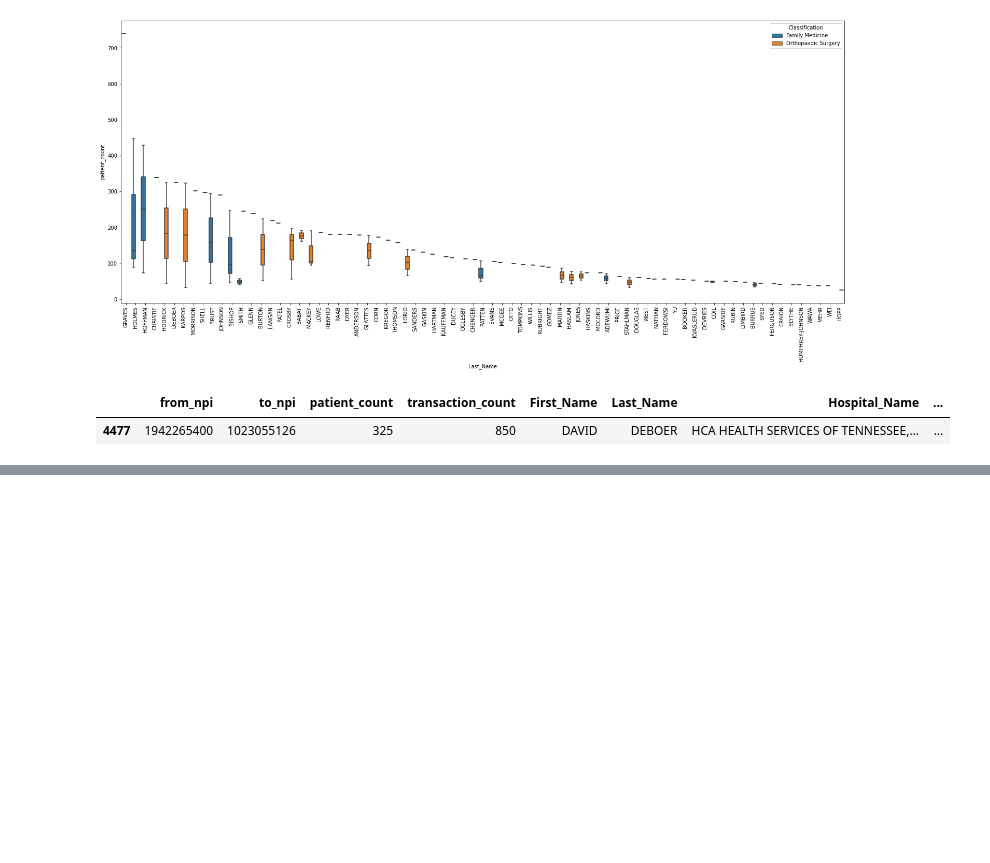
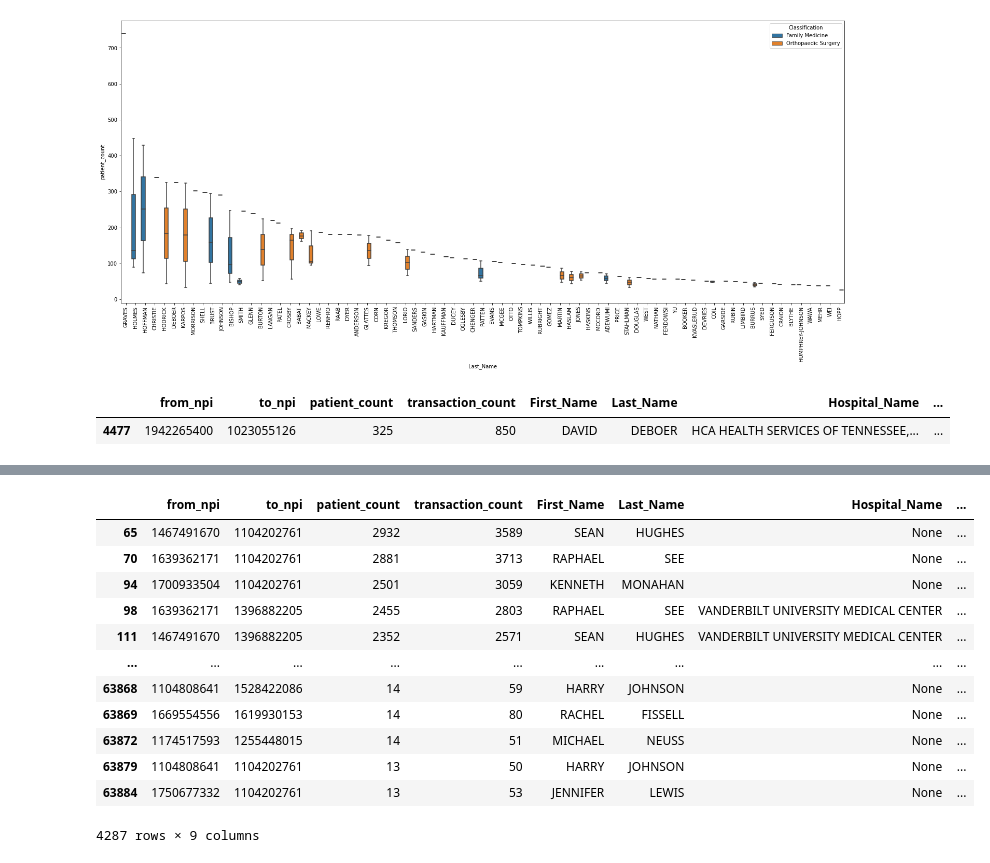
Before and after one commit to nss-data-science-cohort-6/hop_team-double-eagle-ii, a Jupyter notebook: Analysis -- v1.ipynb, the cells around one changed output, grey strips where cells are left out. Saved outputs shown, nothing was run; the diff lists cells and outputs as text; code cells hidden in the pictures; blank space fills up the shorter version.

```diff
--- a/Analysis -- v1.ipynb
+++ b/Analysis -- v1.ipynb
@@ -348,0 +412,18 @@ Nash_NPI_Minus_Vandy[Nash_NPI_Minus_Vandy['Last_Name'] == 'DEBOER']
+# %%
+radiology_4384 = specialist_group_id.query('communityId == [4384] & Classification == "Internal Medicine"')
+
+radiology_4384
+# %% [output]
+|  | from_npi | to_npi | patient_count | transaction_count | First_Name | Last_Name | Hospital_Name | ... |
+| 65 | 1467491670 | 1104202761 | 2932 | 3589 | SEAN | HUGHES | None | ... |
+| 70 | 1639362171 | 1104202761 | 2881 | 3713 | RAPHAEL | SEE | None | ... |
+| 94 | 1700933504 | 1104202761 | 2501 | 3059 | KENNETH | MONAHAN | None | ... |
+| 98 | 1639362171 | 1396882205 | 2455 | 2803 | RAPHAEL | SEE | VANDERBILT UNIVERSITY MEDICAL CENTER | ... |
+| 111 | 1467491670 | 1396882205 | 2352 | 2571 | SEAN | HUGHES | VANDERBILT UNIVERSITY MEDICAL CENTER | ... |
+| ... | ... | ... | ... | ... | ... | ... | ... | ... |
+| 63868 | 1104808641 | 1528422086 | 14 | 59 | HARRY | JOHNSON | None | ... |
+| 63869 | 1669554556 | 1619930153 | 14 | 80 | RACHEL | FISSELL | None | ... |
+| 63872 | 1174517593 | 1255448015 | 14 | 51 | MICHAEL | NEUSS | None | ... |
+| 63879 | 1104808641 | 1104202761 | 13 | 50 | HARRY | JOHNSON | None | ... |
+| 63884 | 1750677332 | 1104202761 | 13 | 53 | JENNIFER | LEWIS | None | ... |
+4287 rows × 9 columns
```
Also changed, not shown: parts of 18 cells of this notebook.
